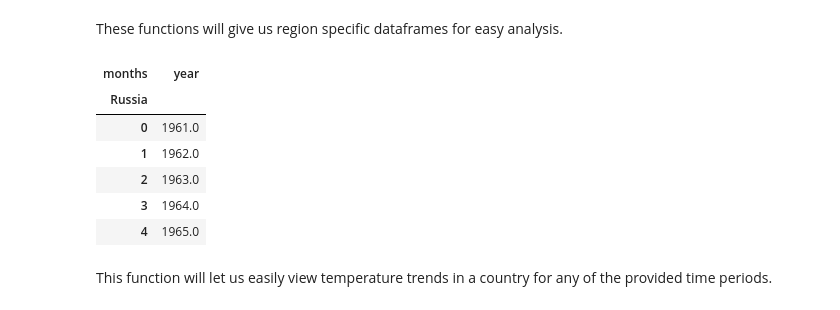
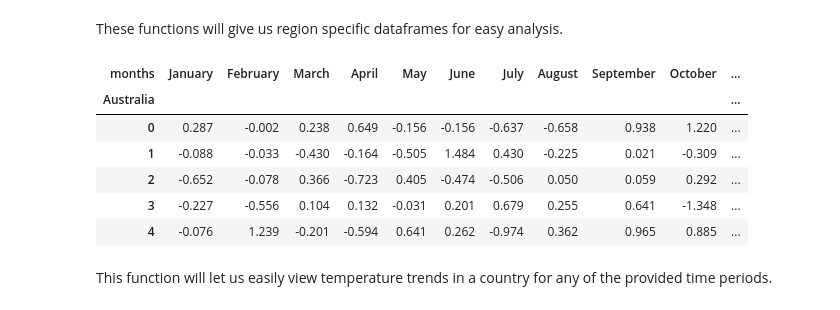
Before and after one commit to Prashant24759/climate-change, a Jupyter notebook: global-warming.ipynb, the cells around one changed output. Cells and saved outputs as stored; diff of their text form; code cells hidden in the pictures.

```diff
--- a/global-warming.ipynb
+++ b/global-warming.ipynb
@@ -93,16 +93,16 @@ def seasons_df(df, country):
     dfn = dfn.astype('float')
     return dfn
 # %%
-Russia = country_df(df, 'Russia')
-Russia.head()
+AUSTRALIA = country_df(df, 'Australia')
+AUSTRALIA.head()
 # %% [output]
-| months | year |
-| Russia |  |
-| 0 | 1961.0 |
-| 1 | 1962.0 |
-| 2 | 1963.0 |
-| 3 | 1964.0 |
-| 4 | 1965.0 |
+| months | January | February | March | April | May | June | July | August | September | October | ... |
+| Australia |  |  |  |  |  |  |  |  |  |  | ... |
+| 0 | 0.287 | -0.002 | 0.238 | 0.649 | -0.156 | -0.156 | -0.637 | -0.658 | 0.938 | 1.220 | ... |
+| 1 | -0.088 | -0.033 | -0.430 | -0.164 | -0.505 | 1.484 | 0.430 | -0.225 | 0.021 | -0.309 | ... |
+| 2 | -0.652 | -0.078 | 0.366 | -0.723 | 0.405 | -0.474 | -0.506 | 0.050 | 0.059 | 0.292 | ... |
+| 3 | -0.227 | -0.556 | 0.104 | 0.132 | -0.031 | 0.201 | 0.679 | 0.255 | 0.641 | -1.348 | ... |
+| 4 | -0.076 | 1.239 | -0.201 | -0.594 | 0.641 | 0.262 | -0.974 | 0.362 | 0.965 | 0.885 | ... |
 # %% [markdown]
 This function will let us easily view temperature trends in a country for any of the provided time periods.
 # %%
```
Also changed, not shown: parts of 1 cell of this notebook, 5 other files.
